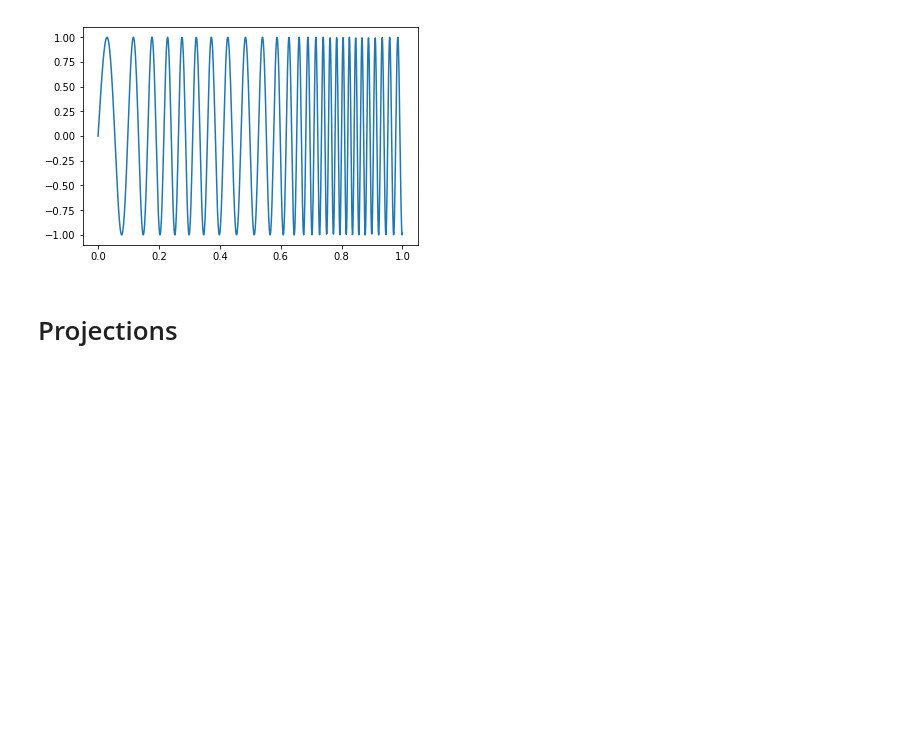
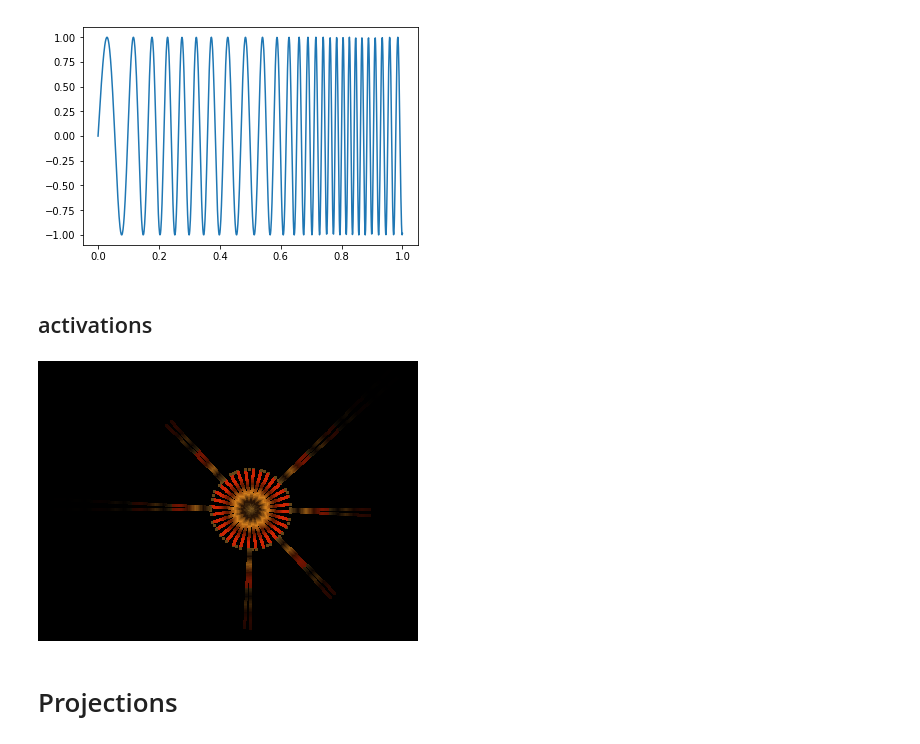
Before and after one commit to nuru-nu/moyo, a Jupyter notebook: notebooks/animations.ipynb, the cells around one changed output. Cells and saved outputs as stored; diff of their text form; code cells hidden in the pictures; blank space fills up the shorter version.

```diff
--- a/notebooks/animations.ipynb
+++ b/notebooks/animations.ipynb
@@ -383,6 +383,18 @@ plt.plot(x, np.sin(x * w));
 # %% [output]
 [figure]
 [figure]
+# %% [markdown]
+## activations
+# %%
+env = A.R() | S.Norm() | S.F(S.gauss_std, 0.3)
+anim = A.R() | S.Mod(1) | P.Palette(P.brownish)
+
+anim *= env
+
+# plt.plot(env())
+DisplayS().draw(anim())
+# %% [output]
+[figure, added]
 # %% [markdown]
 # Projections
 # %%
```
Also changed, not shown: parts of 2 cells of this notebook, 1 other file.
